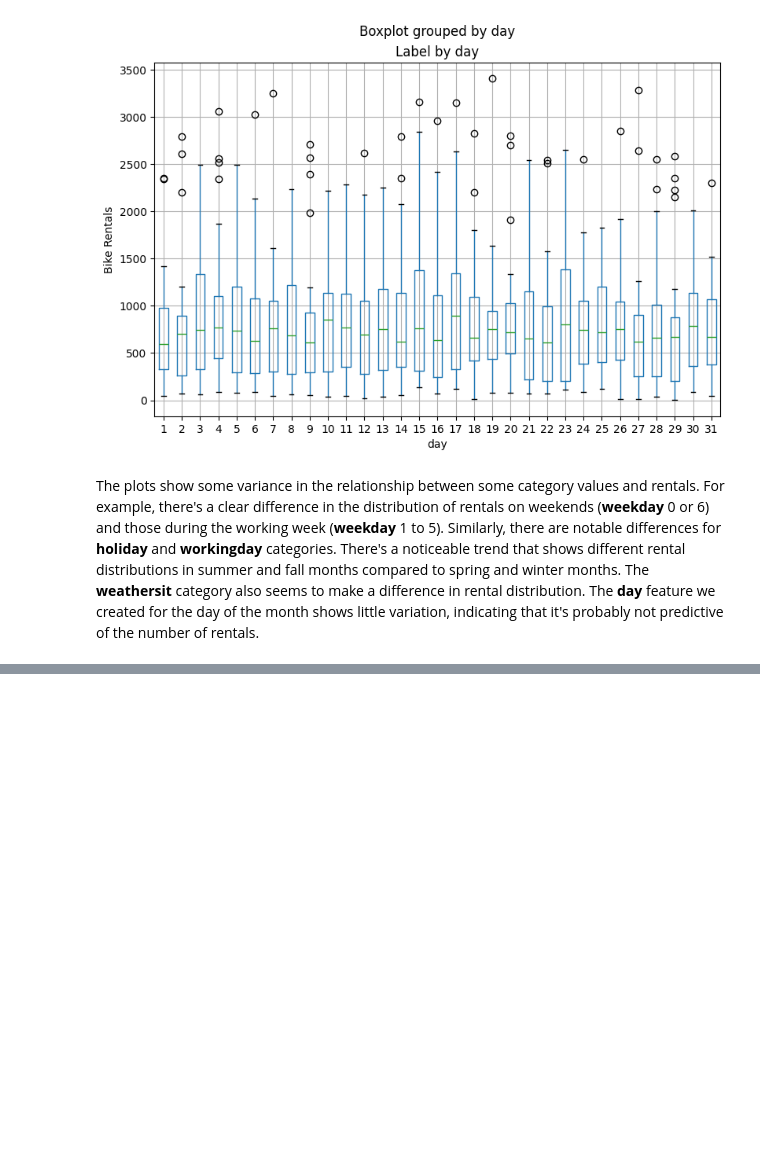
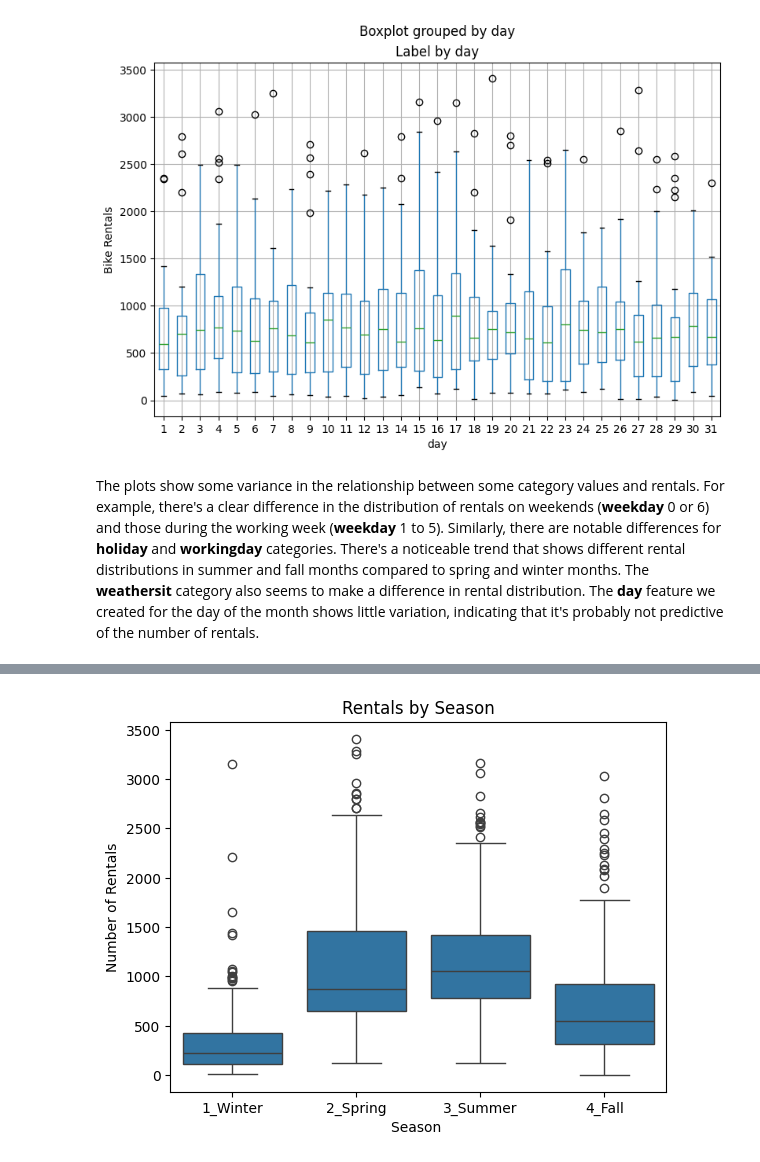
Before and after one commit to ash322ash422/tut_ml, a Jupyter notebook: tut_regression_linear_regression/tut_ml_linearReg_multipleVar_daily_bike_part1_EDA.ipynb, the cells around one changed output, grey strips where cells are left out. Saved outputs shown, nothing was run; the diff lists cells and outputs as text; code cells hidden in the pictures; blank space fills up the shorter version.

```diff
--- a/tut_regression_linear_regression/tut_ml_linearReg_multipleVar_daily_bike_v2_detailed.ipynb
+++ b/tut_regression_linear_regression/tut_ml_linearReg_multipleVar_daily_bike_part1_EDA.ipynb
@@ -573,0 +396,10 @@ for prediction in results:
+# %%
+# Rentals by Season
+
+sns.boxplot(x="season", y="rentals", data=df)
+plt.title("Rentals by Season")
+plt.xlabel("Season ")
+plt.ylabel("Number of Rentals")
+plt.show()
+# %% [output]
+[figure, added]
```
Also changed, not shown: parts of 51 cells of this notebook, 6 other files.
